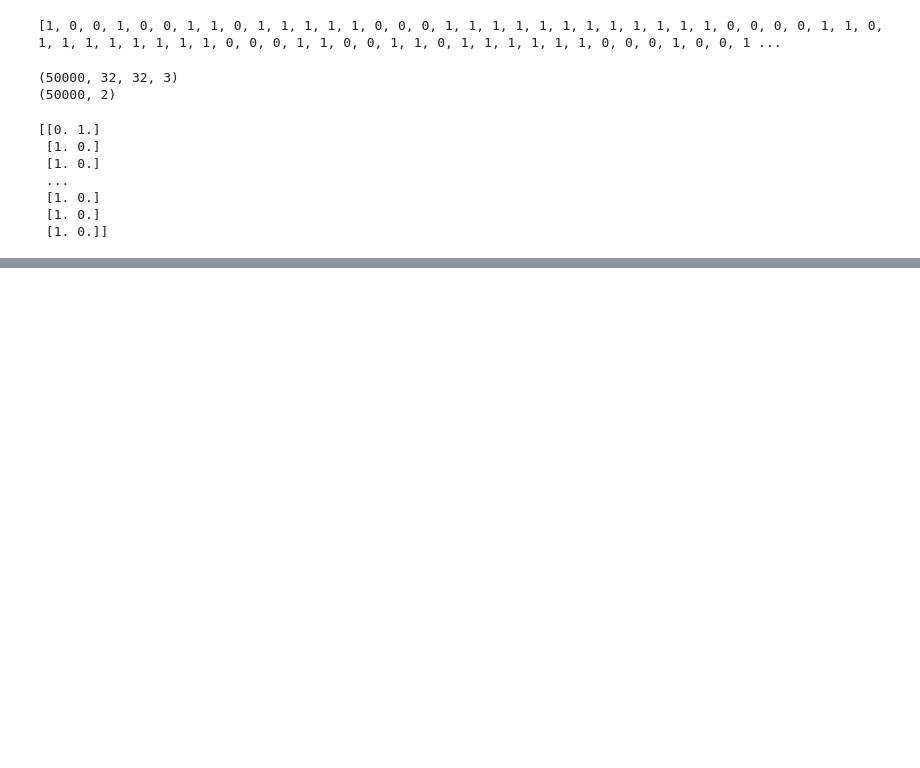
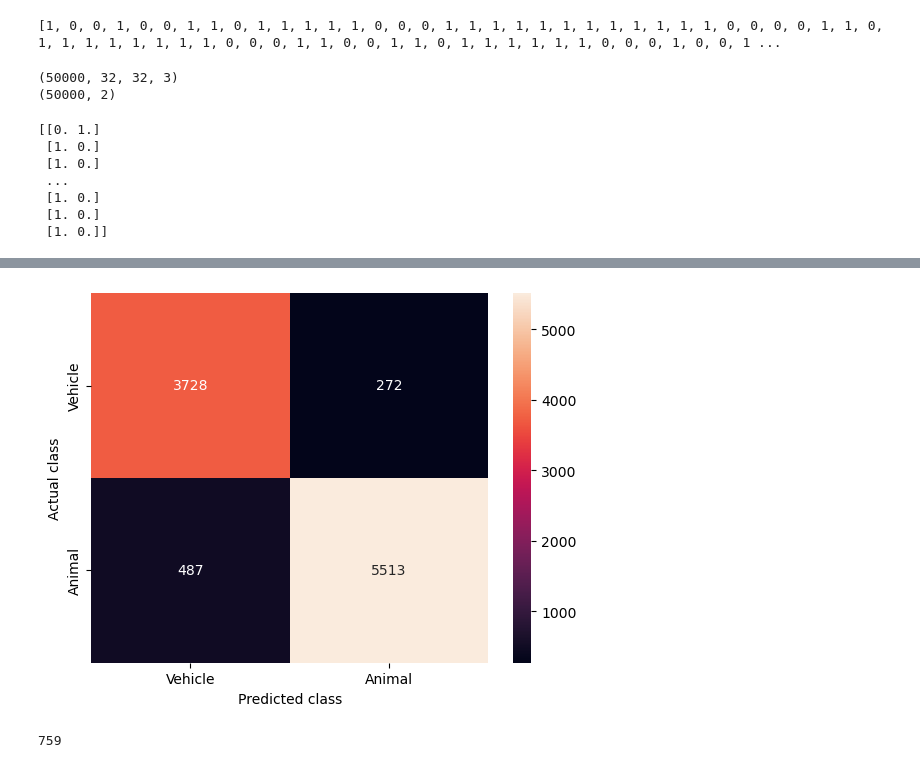
Before and after one commit to Mlee3333/Deep-Learning, a Jupyter notebook: cnn.ipynb, the cells around one changed output, grey strips where cells are left out. Drawn from its saved outputs; the diff is of its cells as text; code cells hidden in the pictures; blank space fills up the shorter version.

```diff
--- a/cnn.ipynb
+++ b/cnn.ipynb
@@ -81,0 +84,10 @@ import matlplotlib.pyplot as plt
+# %%
+ypred = CNNmodel.predict(Xtest)
+ypredBinary = ypred[:,1].round().astype(int)
+ytestBinary = ytestBinary.astype(int)
+confusionM = confusion_matrix(ytestBinary,ypredBinary)
+sns.heatmap(confusionM,annot=True,fmt="d", xticklabels=["Vehicle","Animal"],yticklabels=["Vehicle","Animal"])
+plt.xlabel("Predicted class")
+plt.ylabel("Actual class")
+plt.show()
+# %% [output]
@@ -81,0 +95,12 @@ import matlplotlib.pyplot as plt
+[figure, added]
+# %%
+XtestFull = Xtest*255
+misclass = []
+
+for i in range(len(ypredBinary)):
+    if ypredBinary[i] != ytestBinary[i]:
+        misclass.append(i)
+
+print(len(misclass))
+# %% [output]
+759
```
Also changed, not shown: parts of 5 cells of this notebook.
